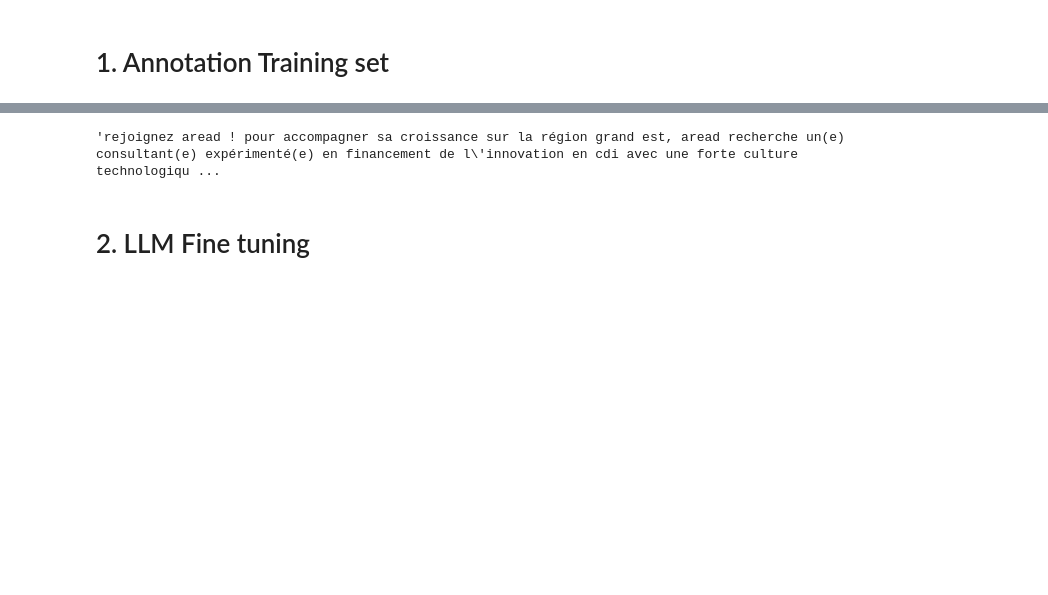
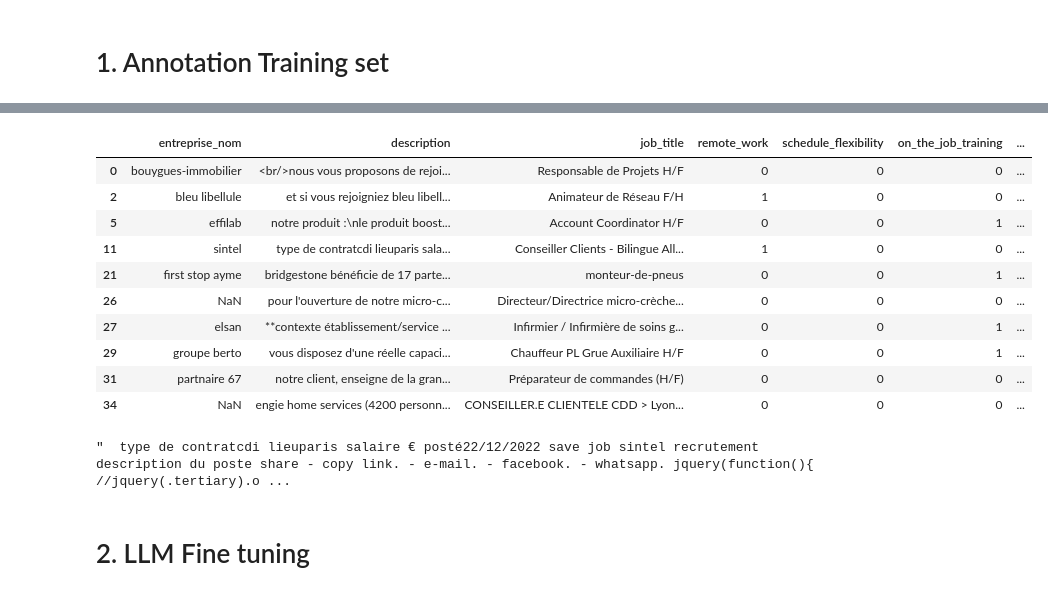
Before and after one commit to blengereau/job_postings, a Jupyter notebook: offer_detection.ipynb, the cells around one changed output, grey strips where cells are left out. Saved outputs shown, nothing was run; the diff lists cells and outputs as text; code cells hidden in the pictures; blank space fills up the shorter version.

```diff
--- a/offer_detection.ipynb
+++ b/offer_detection.ipynb
@@ -85,0 +32,14 @@ df_without_stage = df[~mask_stage]
+# %%
+LABELS = [
+    "remote_work",
+    "schedule_flexibility",
+    "on_the_job_training",
+    "internal_career_progression",
+    "company_culture",
+    "non_salary_benefits",
+    "work_meaning_impact",
+    "junior_offer",
+    "experienced_offer",
+    "very_experienced_offer",
+    "manager_offer",
+]
@@ -86 +59,24 @@ df_without_stage = df[~mask_stage]
+# %%
+test = annoted_df[annoted_df[LABELS[4]]==1]
+test = test.iloc[0:10]
+test[['entreprise_nom', 'description', 'job_title', 'remote_work', 'schedule_flexibility',
+       'on_the_job_training', 'internal_career_progression', 'company_culture',
+       'non_salary_benefits', 'work_meaning_impact', 'junior_offer',
+       'experienced_offer', 'very_experienced_offer', 'manager_offer']]
+# %% [output]
+|  | entreprise_nom | description | job_title | remote_work | schedule_flexibility | on_the_job_training | ... |
+| 0 | bouygues-immobilier | <br/>nous vous proposons de rejoi... | Responsable de Projets H/F | 0 | 0 | 0 | ... |
+| 2 | bleu libellule | et si vous rejoigniez bleu libell... | Animateur de Réseau F/H | 1 | 0 | 0 | ... |
+| 5 | effilab | notre produit :\nle produit boost... | Account Coordinator H/F | 0 | 0 | 1 | ... |
+| 11 | sintel | type de contratcdi lieuparis sala... | Conseiller Clients - Bilingue All... | 1 | 0 | 0 | ... |
+| 21 | first stop ayme | bridgestone bénéficie de 17 parte... | monteur-de-pneus | 0 | 0 | 1 | ... |
+| 26 | NaN | pour l'ouverture de notre micro-c... | Directeur/Directrice micro-crèche... | 0 | 0 | 0 | ... |
+| 27 | elsan | **contexte établissement/service ... | Infirmier / Infirmière de soins g... | 0 | 0 | 1 | ... |
+| 29 | groupe berto | vous disposez d'une réelle capaci... | Chauffeur PL Grue Auxiliaire H/F | 0 | 0 | 1 | ... |
+| 31 | partnaire 67 | notre client, enseigne de la gran... | Préparateur de commandes (H/F) | 0 | 0 | 0 | ... |
+| 34 | NaN | engie home services (4200 personn... | CONSEILLER.E CLIENTELE CDD > Lyon... | 0 | 0 | 0 | ... |
+# %%
+test.iloc[3]['description']
+# %% [output]
+"  type de contratcdi lieuparis salaire € posté22/12/2022 save job sintel recrutement description du poste share - copy link. - e-mail. - facebook. - whatsapp. jquery(function(){ //jquery(.tertiary).o ...
 # %%
@@ -88,6 +84,2 @@ df_without_stage.to_parquet("data/JOCAS/jocas_small_all_half_sirenised_embed_job
-# %%
-df['description_clean'].loc[5]
-# %% [output]
-'rejoignez aread ! pour accompagner sa croissance sur la région grand est, aread recherche un(e) consultant(e) expérimenté(e) en financement de l\'innovation en cdi avec une forte culture technologiqu ...
 # %% [markdown]
 # 2. LLM Fine tuning
```
Also changed, not shown: parts of 16 cells of this notebook, 8 other files.
